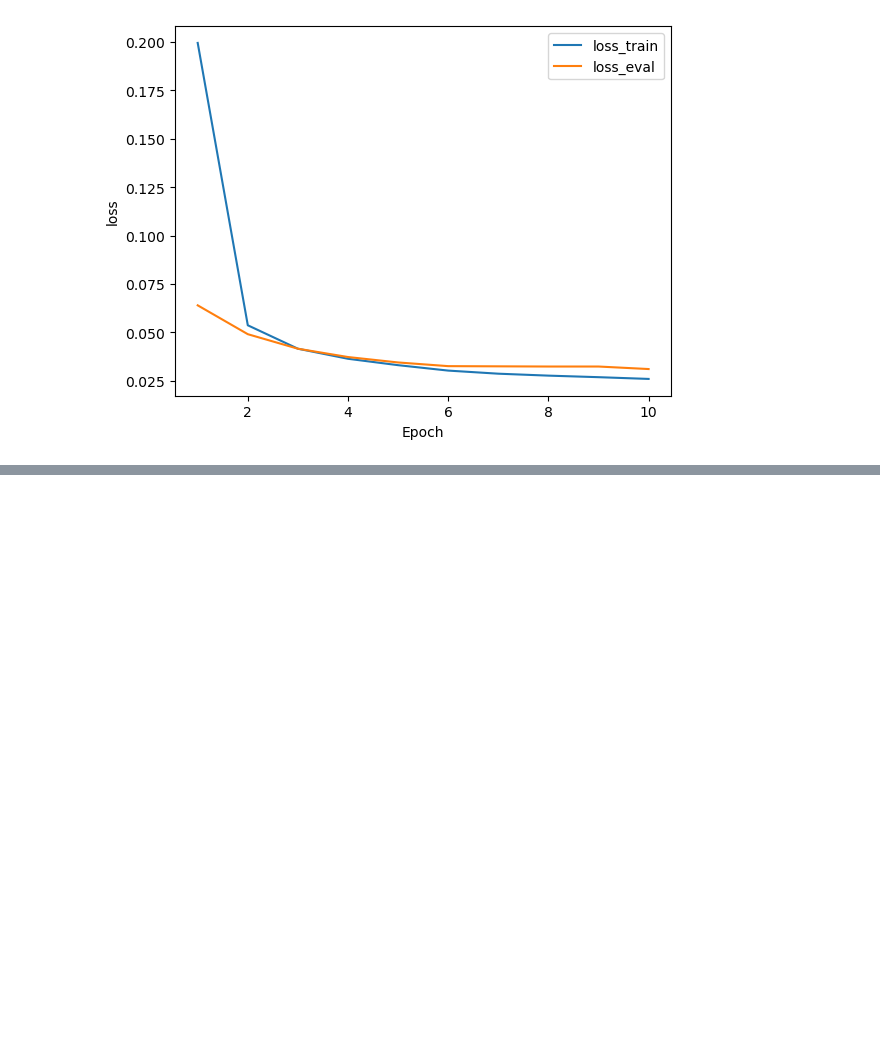
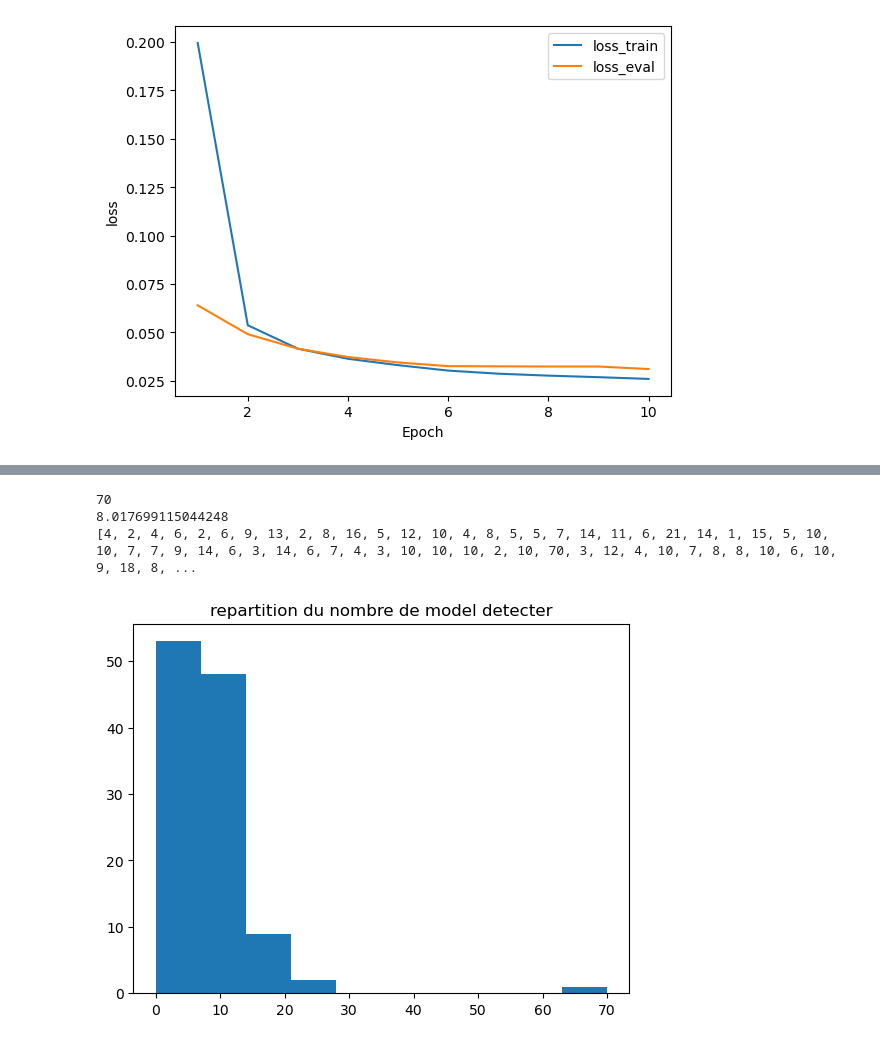
Before and after one commit to Idir6380/TER_GENERATOR, a Jupyter notebook: training/src/test.ipynb, the cells around one changed output, grey strips where cells are left out. Saved outputs shown, nothing was run; the diff lists cells and outputs as text; code cells hidden in the pictures; blank space fills up the shorter version.

```diff
--- a/training/src/test.ipynb
+++ b/training/src/test.ipynb
@@ -63,0 +58,13 @@ la.index(5)
+# %%
+max_,l=lire_json(file_path1)
+print(max_)
+print(np.mean(np.array(l)))
+print(l)
+plt.hist(l)
+plt.title("repartition du nombre de model detecter")
+plt.show()
+# %% [output]
+70
+8.017699115044248
+[4, 2, 4, 6, 2, 6, 9, 13, 2, 8, 16, 5, 12, 10, 4, 8, 5, 5, 7, 14, 11, 6, 21, 14, 1, 15, 5, 10, 10, 7, 7, 9, 14, 6, 3, 14, 6, 7, 4, 3, 10, 10, 10, 2, 10, 70, 3, 12, 4, 10, 7, 8, 8, 10, 6, 10, 9, 18, 8, ...
+[figure, added]
```
Also changed, not shown: parts of 10 cells of this notebook, 11 other files.
